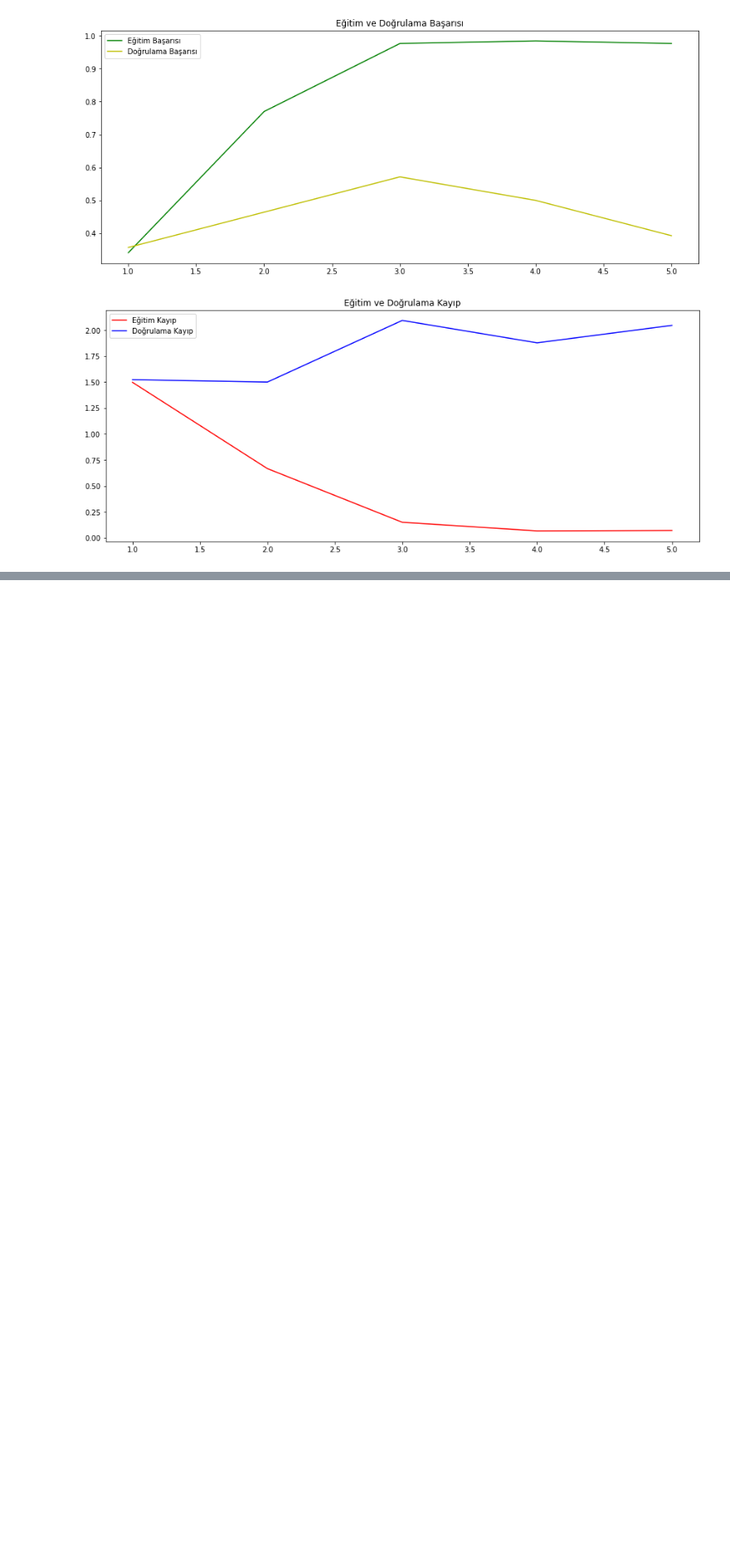
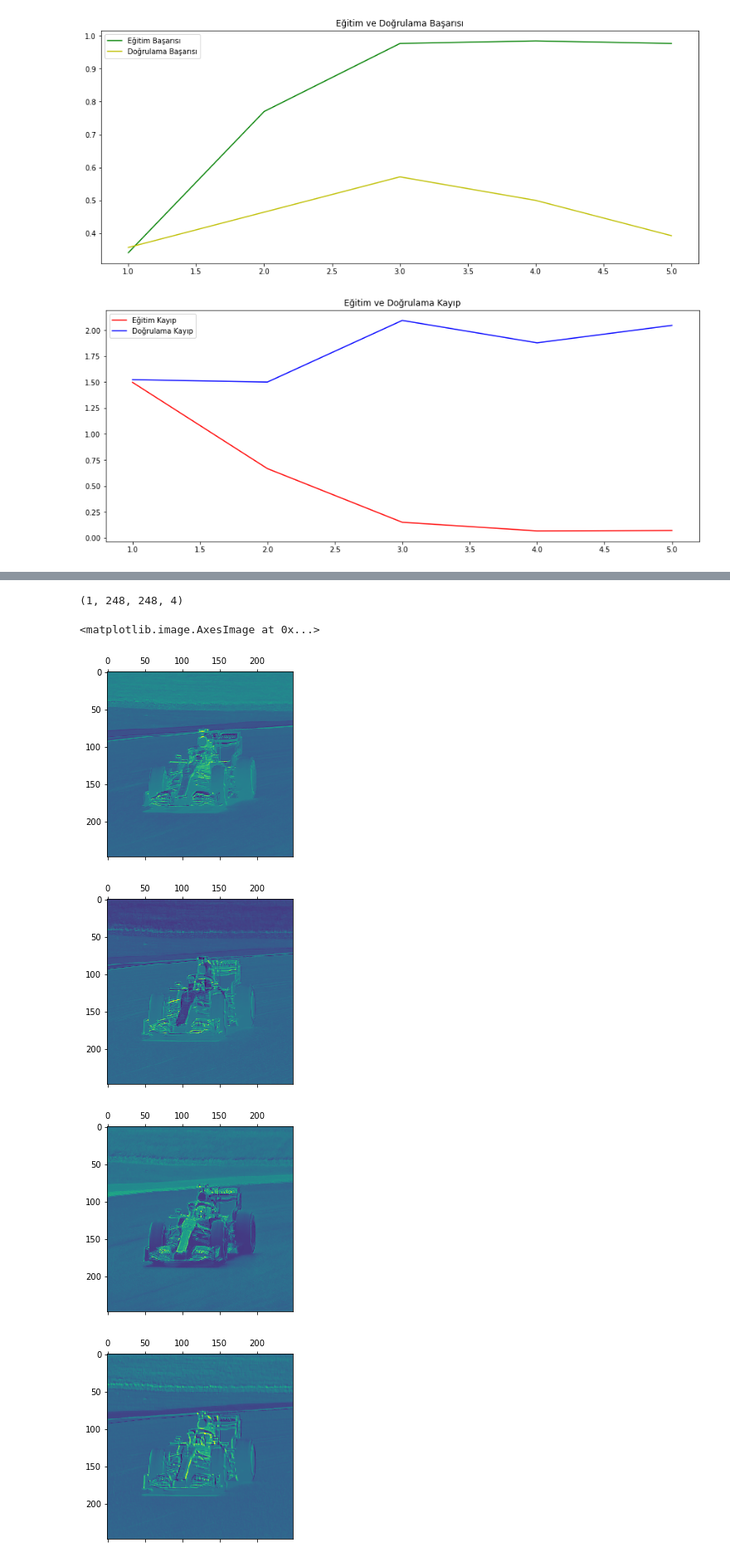
Before and after one commit to omeryildizce/Yapay_Zeka_ve_Bilgisayarli_Goru, a Jupyter notebook: Bolum_02_Tensorflow/c02_Tensorflow.ipynb, the cells around one changed output, grey strips where cells are left out. Shown at 83% size. Cells and saved outputs as stored; diff of their text form; code cells hidden in the pictures; blank space fills up the shorter version.

```diff
--- a/Bolum_02_Tensorflow/c02_Tensorflow.ipynb
+++ b/Bolum_02_Tensorflow/c02_Tensorflow.ipynb
@@ -358,0 +390,20 @@ plt.show()
+# %%
+layers = [layer.output for  layer in model.layers[:8]]
+katman = models.Model(inputs = model.input, outputs = layers)
+katman = katman.predict(image)
+
+first = katman[1]
+first.shape
+# %% [output]
+(1, 248, 248, 4)
+# %%
+plt.matshow(first[0,:,:,0], cmap="viridis")
+plt.matshow(first[0,:,:,1], cmap="viridis")
+plt.matshow(first[0,:,:,2], cmap="viridis")
+plt.matshow(first[0,:,:,3], cmap="viridis")
+# %% [output]
+<matplotlib.image.AxesImage at 0x...>
+[figure, added]
+[figure, added]
+[figure, added]
+[figure, added]
```
Also changed, not shown: parts of 4 cells of this notebook.
